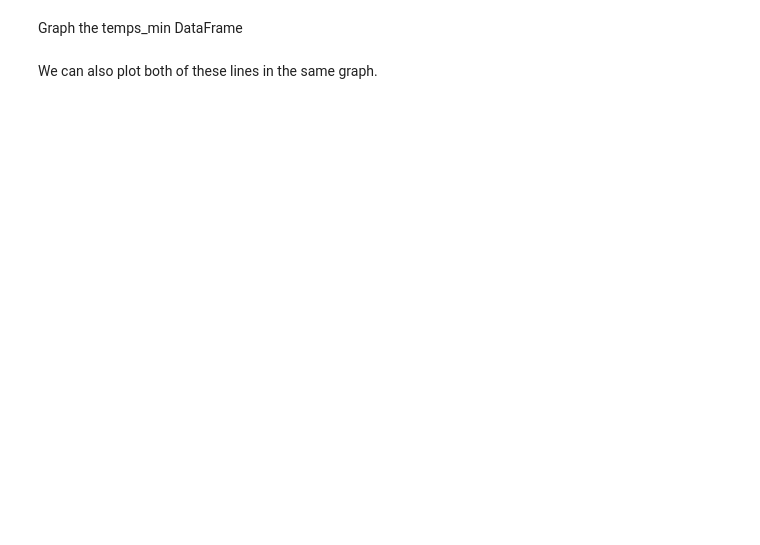
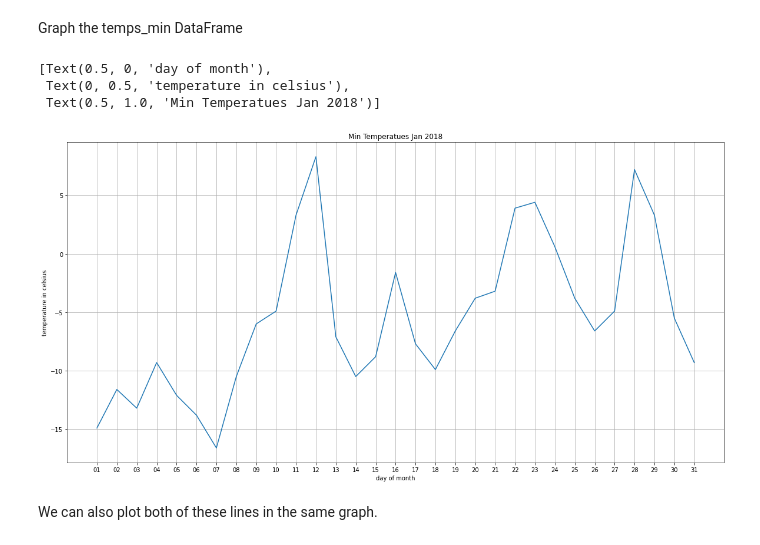
Before and after one commit to kbutalep/DataEngineering.Labs.NOAADailySummaries, a Jupyter notebook: loading_and_graphing_daily_summaries.ipynb, the cells around one changed output. Cells and saved outputs as stored; diff of their text form; code cells hidden in the pictures; blank space fills up the shorter version.

```diff
--- a/loading_and_graphing_daily_summaries.ipynb
+++ b/loading_and_graphing_daily_summaries.ipynb
@@ -7,2 +32,9 @@ ModuleNotFoundError: No module named 'json_helper'
+# %%
+df2 = read_json('data/daily_summaries/daily_summaries_FIPS10003_jan_2018_1.json')
+df2 = df2['results']
 # %%
 # display a summary of df_daily_summaries
+df_daily_summaries=pd.DataFrame(df1)
+df_daily_summaries=df_daily_summaries.append(df2)
+
+df_daily_summaries
@@ -44,2 +121,4 @@ Create a DataFrame called temps_min that only contains the entries from df_daily
+# %%
+temps_min = df_daily_summaries[df_daily_summaries['datatype'] == 'TMIN']
 # %%
 temps_min
@@ -54,3 +159,17 @@ Graph the temps_min DataFrame
+# %%
+x = temps_min['date'].str[8:10]
+y = temps_min['value'] / 10
+# %%
+fig, ax = plt.subplots()
+fig.set_size_inches(20, 10)
+ax.plot(x, y)
+ax.grid()
+ax.set(xlabel='day of month', ylabel='temperature in celsius', title='Min Temperatues Jan 2018')
+# %% [output]
+[Text(0.5, 0, 'day of month'),
+ Text(0, 0.5, 'temperature in celsius'),
+ Text(0.5, 1.0, 'Min Temperatues Jan 2018')]
+[figure, added]
 # %% [markdown]
 We can also plot both of these lines in the same graph.
 # %%
```
Also changed, not shown: parts of 19 cells of this notebook, 2 other files.
